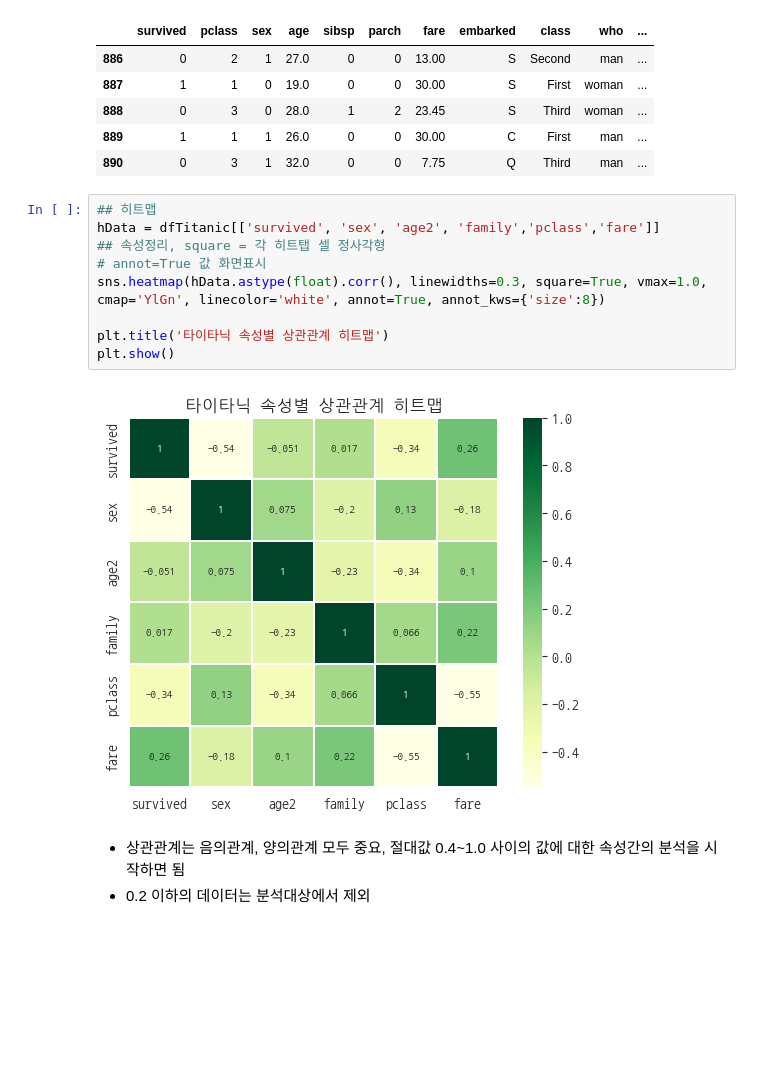
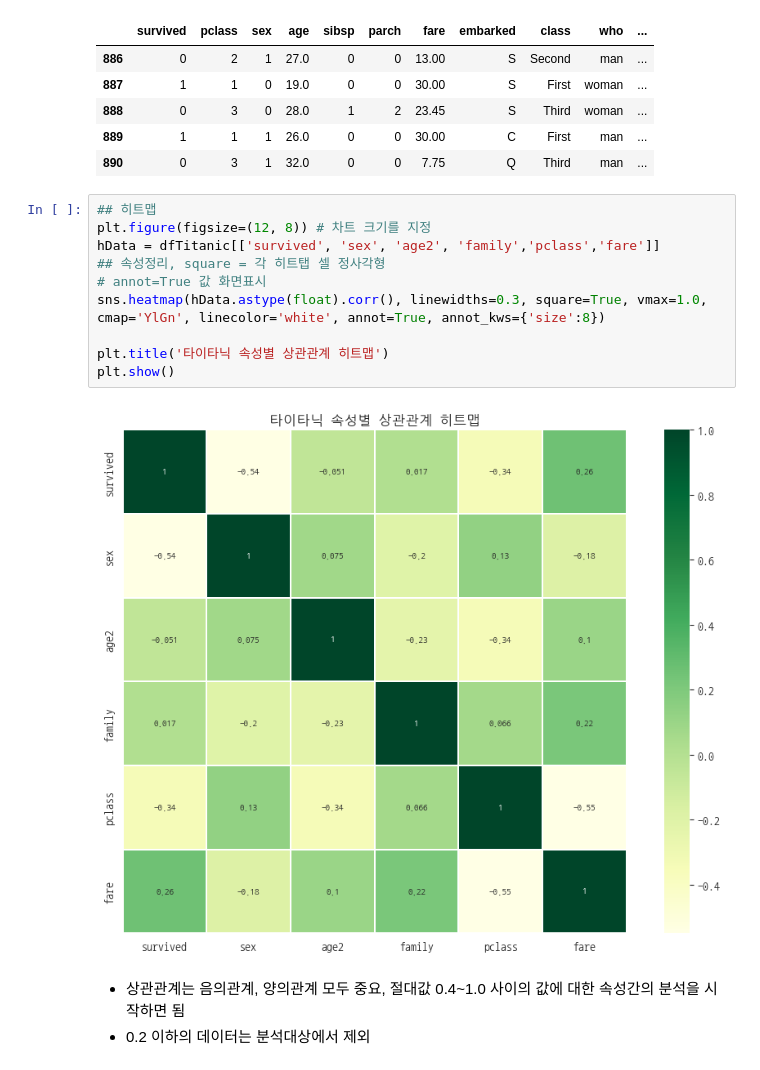
Before and after one commit to devuoon/bigdata-analysis-2024, a Jupyter notebook: day10/da22_타이타닉생존자_상관분석.ipynb, the cells around one changed output. Saved outputs shown, nothing was run; the diff lists cells and outputs as text; blank space fills up the shorter version.

```diff
--- a/day10/da22_타이타닉생존자_상관분석.ipynb
+++ b/day10/da22_타이타닉생존자_상관분석.ipynb
@@ -319,15 +319,16 @@ dfTitanic.tail()
 | 890 | 0 | 3 | 1 | 32.0 | 0 | 0 | 7.75 | Q | Third | man | ... |
 # %%
 ## 히트맵
+plt.figure(figsize=(12, 8)) # 차트 크기를 지정
 hData = dfTitanic[['survived', 'sex', 'age2', 'family','pclass','fare']]
 ## 속성정리, square = 각 히트탭 셀 정사각형
 # annot=True 값 화면표시
 sns.heatmap(hData.astype(float).corr(), linewidths=0.3, square=True, vmax=1.0, cmap='YlGn', linecolor='white', annot=True, annot_kws={'size':8})
 
 plt.title('타이타닉 속성별 상관관계 히트맵')
 plt.show()
 # %% [output]
-[figure, old version]
+[figure, new version]
 # %% [markdown]
 - 상관관계는 음의관계, 양의관계 모두 중요, 절대값 0.4~1.0 사이의 값에 대한 속성간의 분석을 시작하면 됨
 - 0.2 이하의 데이터는 분석대상에서 제외
```
